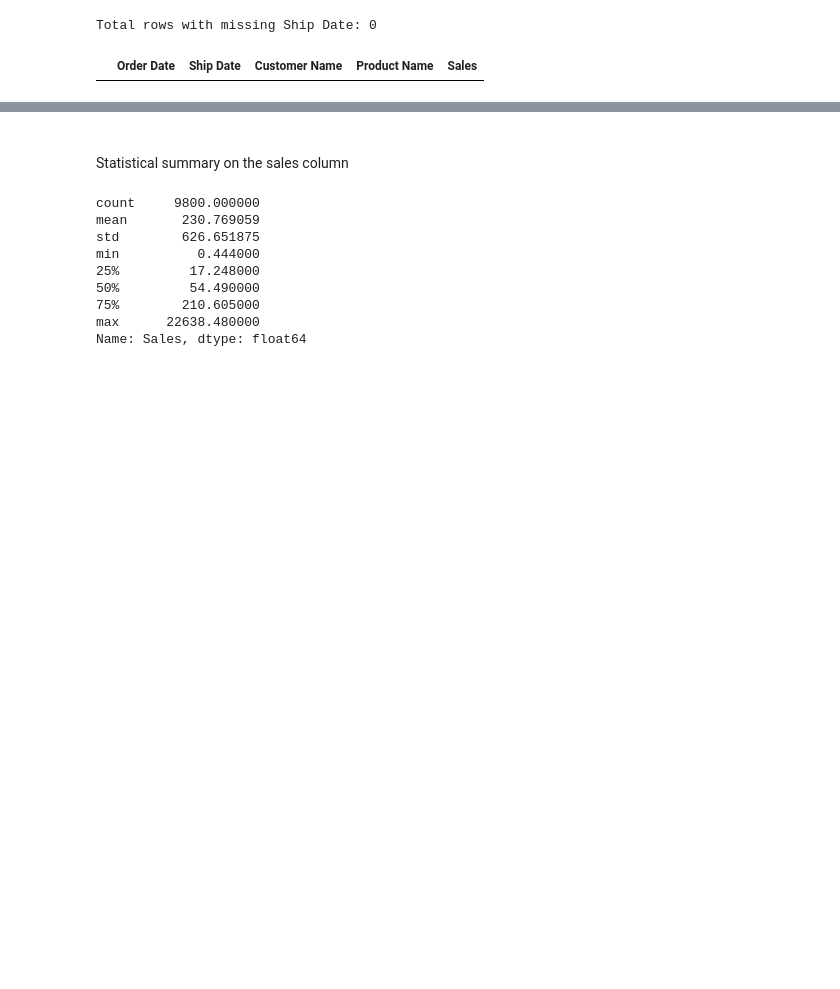
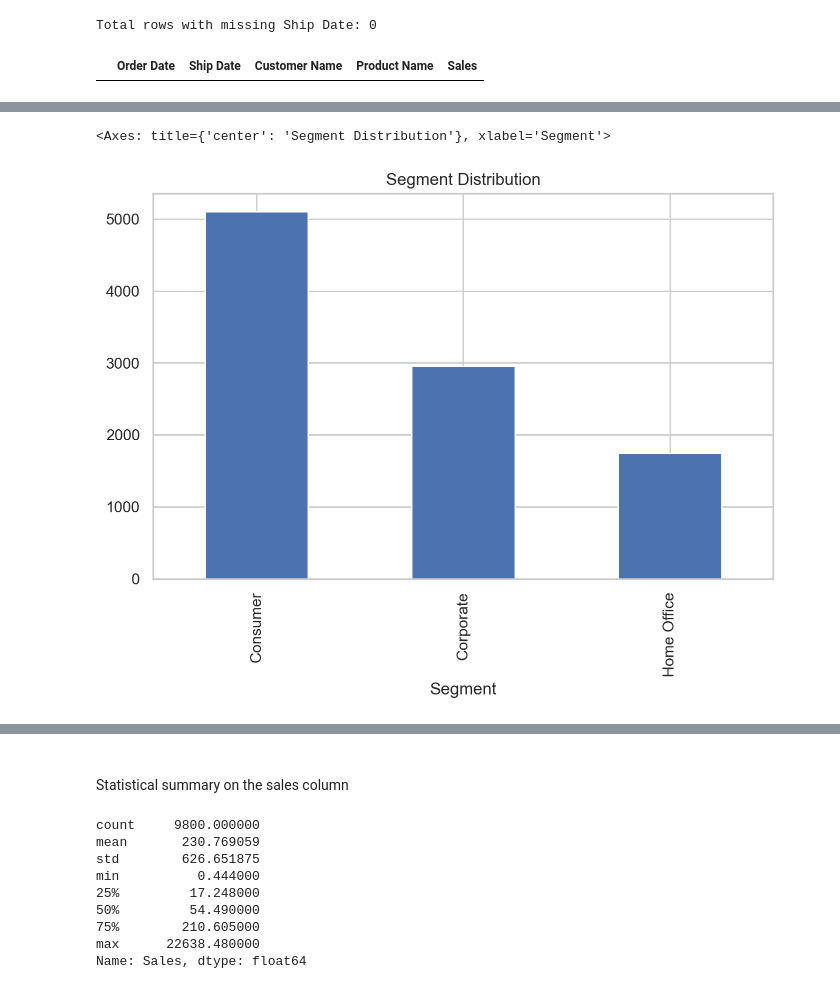
Before and after one commit to GichukiEdwin/Python_Data, a Jupyter notebook: notebooks/superstoresales.ipynb, the cells around one changed output, grey strips where cells are left out. Cells and saved outputs as stored; diff of their text form; code cells hidden in the pictures; blank space fills up the shorter version.

```diff
--- a/notebooks/superstoresales.ipynb
+++ b/notebooks/superstoresales.ipynb
@@ -138,0 +263,5 @@ display(missing_df[['Order Date', 'Ship Date', 'Customer Name', 'Product Name',
+# %%
+df['Segment'].value_counts().plot(kind='bar', figsize=(8, 5), title='Segment Distribution')
+# %% [output]
+<Axes: title={'center': 'Segment Distribution'}, xlabel='Segment'>
+[figure, added]
```
Also changed, not shown: parts of 24 cells of this notebook.
